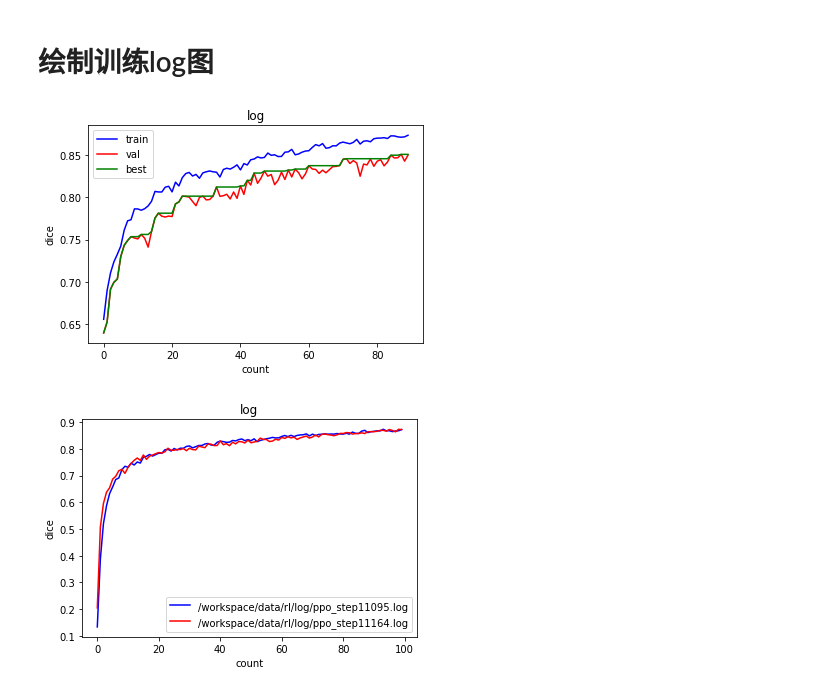
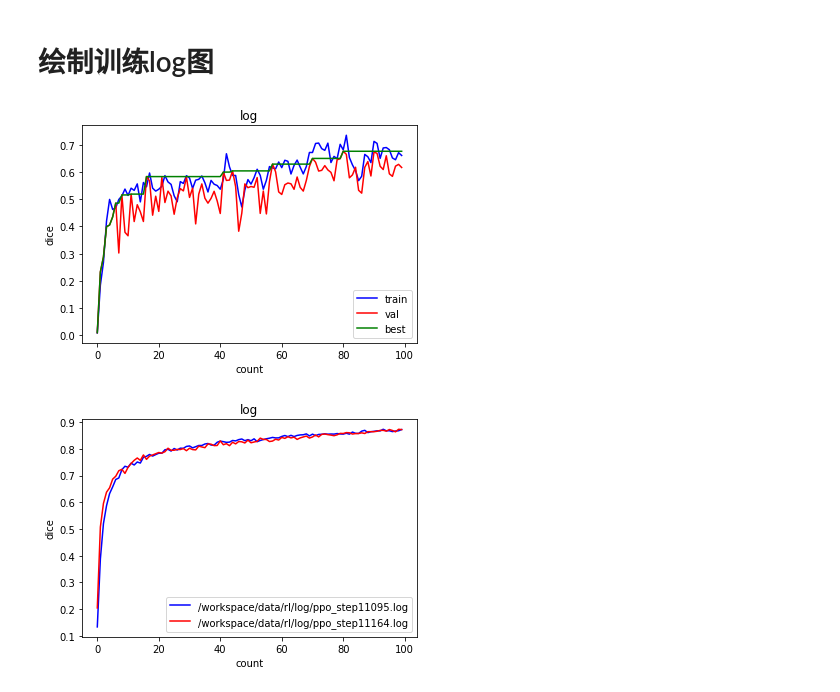
Before and after one commit to yhlujz/rl, a Jupyter notebook: rl.ipynb, the cells around one changed output. Drawn from its saved outputs; the diff is of its cells as text; code cells hidden in the pictures.

```diff
--- a/rl.ipynb
+++ b/rl.ipynb
@@ -739,18 +739,18 @@ def paint(log_path):
                 best_dice = re.search('[0]\.[0-9]+', best_line.group())
                 if best_dice is not None:
                     best_dice_l.append(float(best_dice.group()))
-    plt.plot(train_dice_l[10:], 'b', label='train')
-    plt.plot(val_dice_l[10:], 'r', label='val')
-    plt.plot(best_dice_l[10:], 'g', label='best')
+    plt.plot(train_dice_l, 'b', label='train')
+    plt.plot(val_dice_l, 'r', label='val')
+    plt.plot(best_dice_l, 'g', label='best')
     plt.xlabel('count')
     plt.ylabel('dice')
     plt.title('log')
     plt.legend()
     plt.show()
 # %%
-paint('/workspace/data/rl/log/ppo11212.log')
+paint('/workspace/data/rl/log/ppo_step12120.log')
 # %% [output]
-[figure, old version]
+[figure, new version]
 # %%
 # 绘制对比不同log的相同指标
 import re
```
Also changed, not shown: 5 other files.
